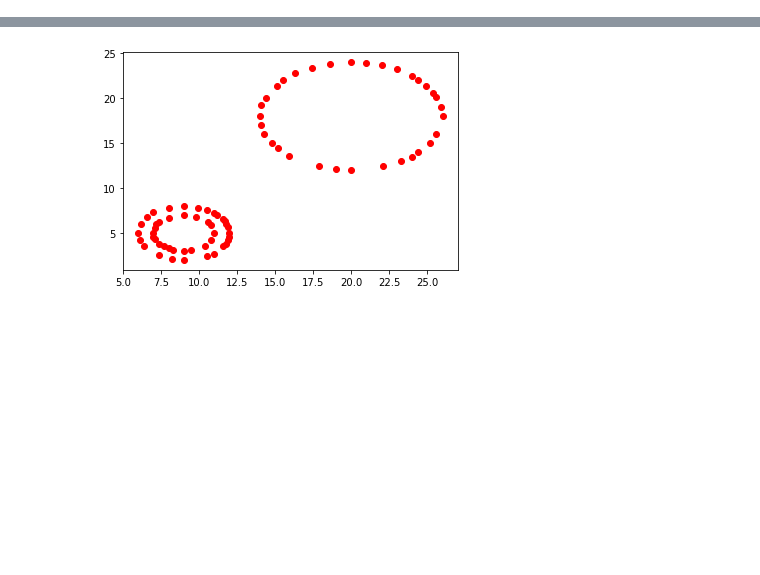
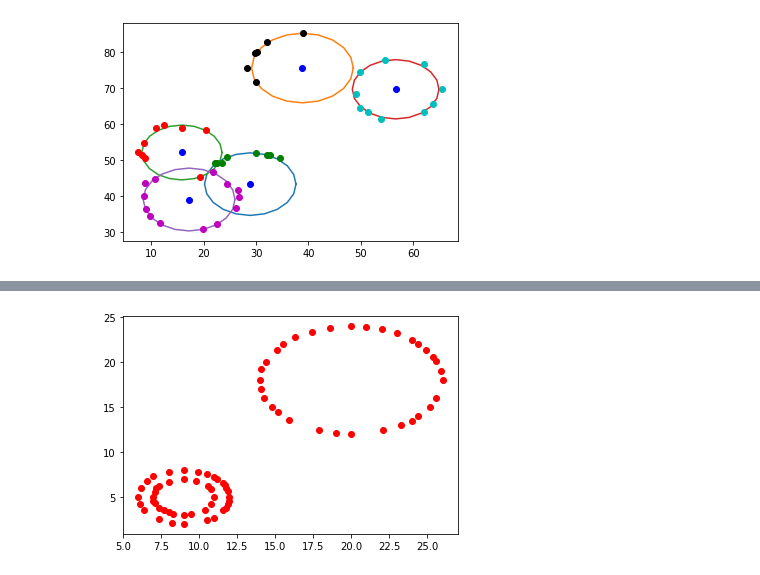
Before and after one commit to ClusteringIA/Clustering, a Jupyter notebook: IA CLEAN.ipynb, the cells around one changed output, grey strips where cells are left out. Saved outputs shown, nothing was run; the diff lists cells and outputs as text; code cells hidden in the pictures; blank space fills up the shorter version.

```diff
--- a/IA CLEAN.ipynb
+++ b/IA CLEAN.ipynb
@@ -657,6 +670,33 @@ class Solution:
             elif(self.final_threshold[i][1] == 4):
                 plt.plot(self.final_threshold[i][0].x,self.final_threshold[i][0].y,'mo')
             elif(self.final_threshold[i][1] == 5):
-                plt.plot(self.final_threshold[i][0].x,self.final_threshold[i][0].y,'ko')
+                plt.plot(self.final_threshold[i][0].x,self.final_threshold[i][0].y,'yo')
             else:
-                plt.plot(self.final_threshold[i][0].x,self.final_threshold[i][0].y,'yo')
+                plt.plot(self.final_threshold[i][0].x,self.final_threshold[i][0].y,'0.5')
+
+    def drawBestGeneration(self,animData,bestGeneration,figx,figy):
+
+        fig, axs = plt.subplots(len(animData[bestGeneration]),figsize=(figx,figy))
+
+        for j in range(0,len(animData[bestGeneration])):
+            iterationClusters = animData[bestGeneration][j][1]
+            iterationThreshold = animData[bestGeneration][j][2]
+
+            for k in range (0,len(iterationClusters)):
+                iterationClusters[k].drawSubplot(axs,j)
+
+            for i in range(0,len(iterationThreshold)):
+                if(iterationThreshold[i][1] == 0):
+                    axs[j].plot(iterationThreshold[i][0].x,iterationThreshold[i][0].y,'go')
+                elif(self.final_threshold[i][1] == 1):
+                    axs[j].plot(iterationThreshold[i][0].x,iterationThreshold[i][0].y,'ko')
+                elif(self.final_threshold[i][1] == 2):
+                    axs[j].plot(iterationThreshold[i][0].x,iterationThreshold[i][0].y,'ro')
+                elif(self.final_threshold[i][1] == 3):
+                    axs[j].plot(iterationThreshold[i][0].x,iterationThreshold[i][0].y,'co')
+                elif(self.final_threshold[i][1] == 4):
+                    axs[j].plot(iterationThreshold[i][0].x,iterationThreshold[i][0].y,'mo')
+                elif(self.final_threshold[i][1] == 5):
+                    axs[j].plot(iterationThreshold[i][0].x,iterationThreshold[i][0].y,'yo')
+                else:
+                    axs[j].plot(iterationThreshold[i][0].x,iterationThreshold[i][0].y,'0.5')
@@ -736,0 +759,7 @@ sol.drawSolution(0.9)
+# %%
+csExample = ClusteringSolver(file_path_ex,5)
+final_clusters_ex,final_threshold_ex,animData_ex,bestGeneration_ex = csExample.learn(100,0.01,50,'c')
+solEx = Solution(final_clusters_ex,final_threshold_ex)
+solEx.drawSolution(0.9)
+# %% [output]
+[figure, added]
```
Also changed, not shown: parts of 33 cells of this notebook, 1 other file.
